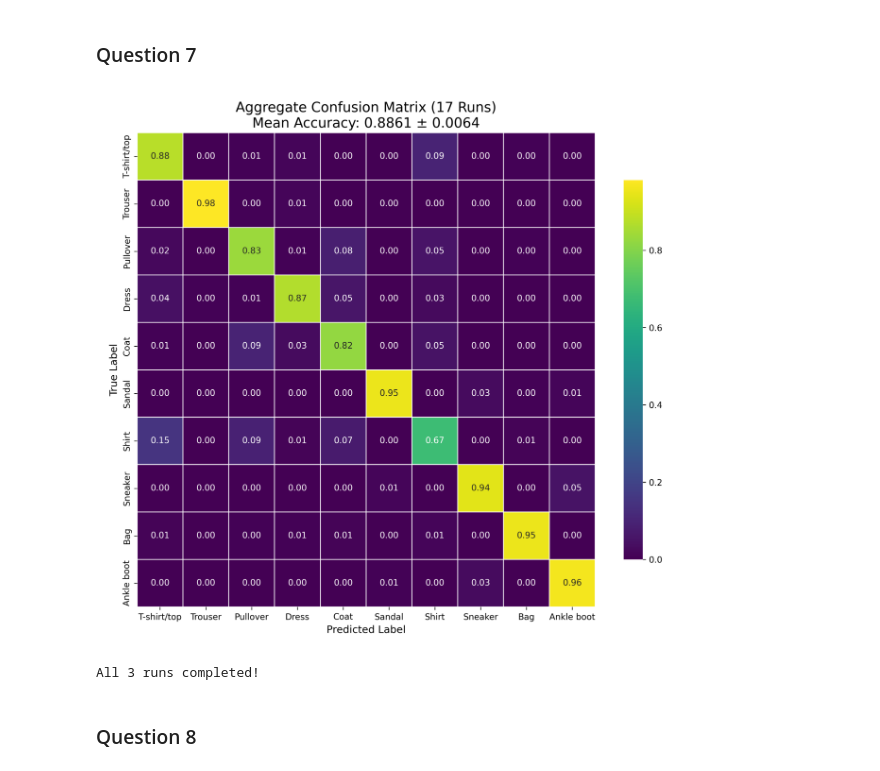
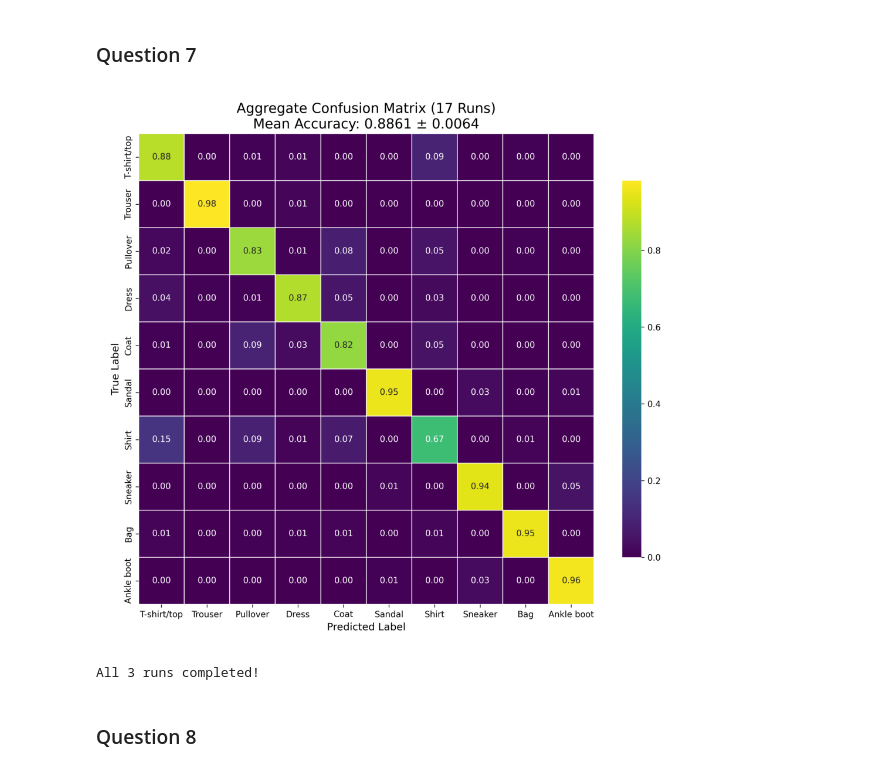
Before and after one commit to BullsEye268/da6401_assignment1, a Jupyter notebook: final.ipynb, the cells around one changed output. Drawn from its saved outputs; the diff is of its cells as text; code cells hidden in the pictures.

```diff
--- a/final.ipynb
+++ b/final.ipynb
@@ -247,9 +244,10 @@ def run_multiple_experiments(variation, log_aggregate_confusion_matrix=True):
     if log_aggregate_confusion_matrix:
         # Create an aggregate analysis run
         run = wandb.init(
-            project="confusion_matrix_trials",
+            entity=wandb_entity,
+            project=wandb_project,
             name=f"aggregate-analysis-{num_runs}-runs",
-            tags=["aggregate", "analysis", group_id],
+            tags=["aggregate", "analysis"],
             group=group_id
         )
 
@@ -261,7 +259,7 @@ def run_multiple_experiments(variation, log_aggregate_confusion_matrix=True):
         plt.figure(figsize=(12, 10))
         avg_cm_normalized = avg_cm.astype('float') / avg_cm.sum(axis=1)[:, np.newaxis]
 
-        fig = helper_functions.create_plotly_confusion_matrix(avg_cm, class_names, run_id=0)
+        fig = helper_functions.create_plotly_confusion_matrix(avg_cm[:, ::-1], class_names, num_runs=num_runs)
 
         helper_functions.log_plotly_confusion_matrix_to_wandb(fig, run_id=0)
 
@@ -281,7 +279,7 @@ def run_multiple_experiments(variation, log_aggregate_confusion_matrix=True):
         plt.xlabel('Predicted Label', fontsize=12)
 
         # Save and log the aggregate confusion matrix
-        agg_cm_file = "./helper_plots/aggregate_confusion_matrix.png"
+        agg_cm_file = "./plots/aggregate_confusion_matrix.png"
         plt.savefig(agg_cm_file, dpi=300, bbox_inches='tight')
         plt.show()
 
@@ -310,29 +308,24 @@ def run_multiple_experiments(variation, log_aggregate_confusion_matrix=True):
     wandb.teardown()
     return all_metrics, all_cms, all_y_preds, agg_cm_file
 # %%
-class_names = ['T-shirt/top', 'Trouser', 'Pullover', 'Dress', 'Coat',
-               'Sandal', 'Shirt', 'Sneaker', 'Bag', 'Ankle boot']
-
 variation = [
         {},
         # {'loss': 'mean_squared_error'},
         {'batch_size': 32, 'num_layers': 4},
         {'epochs':15, 'batch_size': 128, 'num_layers': 5},
     ]
 
-
 _, _, _, agg_cm_file = run_multiple_experiments(variation=variation, log_aggregate_confusion_matrix=True)
 
 clear_output(wait=True)
-
-plt.figure(figsize=(12, 10), dpi=150)
+plt.figure(figsize=(10, 8), dpi=150)
 img_read = mpimg.imread(agg_cm_file)
 plt.imshow(img_read)
 plt.axis('off')
 plt.show()
 print(f"All {len(variation)} runs completed!")
 # %% [output]
-[figure, old version]
+[figure, new version]
 All 3 runs completed!
 # %% [markdown]
 ### Question 8
```
Also changed, not shown: parts of 5 cells of this notebook, 11 other files.
